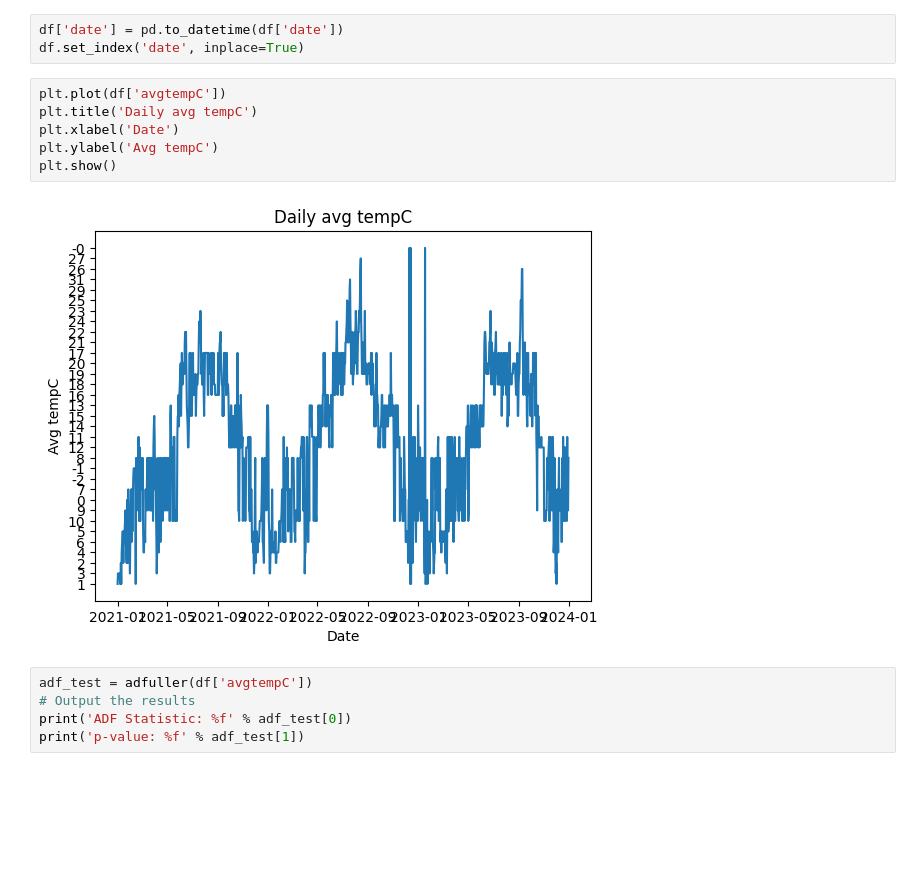
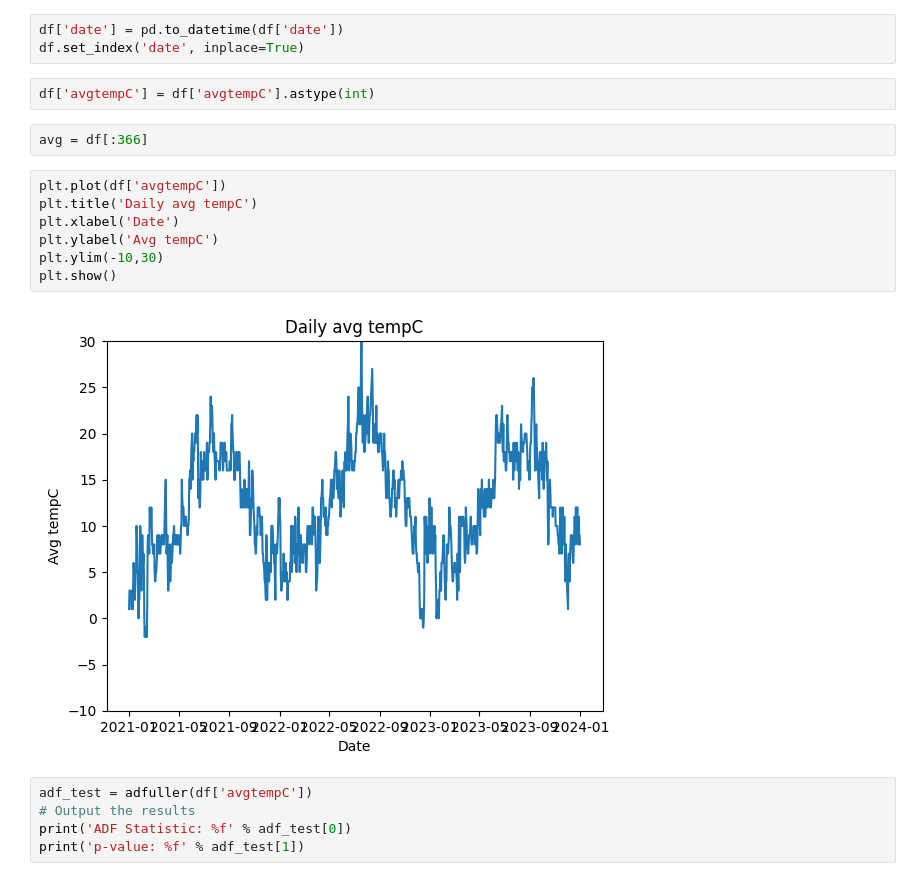
Before and after one commit to Zdanekk/Project_weather, a Jupyter notebook: Notebooks/weatherforecast.ipynb, the cells around one changed output. Saved outputs shown, nothing was run; the diff lists cells and outputs as text; blank space fills up the shorter version.

```diff
--- a/Notebooks/weatherforecast.ipynb
+++ b/Notebooks/weatherforecast.ipynb
@@ -91,14 +91,19 @@ df
 # %%
 df['date'] = pd.to_datetime(df['date'])
 df.set_index('date', inplace=True)
+# %%
+df['avgtempC'] = df['avgtempC'].astype(int)
+# %%
+avg = df[:366]
 # %%
 plt.plot(df['avgtempC'])
 plt.title('Daily avg tempC')
 plt.xlabel('Date')
 plt.ylabel('Avg tempC')
+plt.ylim(-10,30)
 plt.show()
 # %% [output]
-[figure, old version]
+[figure, new version]
 # %%
 adf_test = adfuller(df['avgtempC'])
 # Output the results
```
